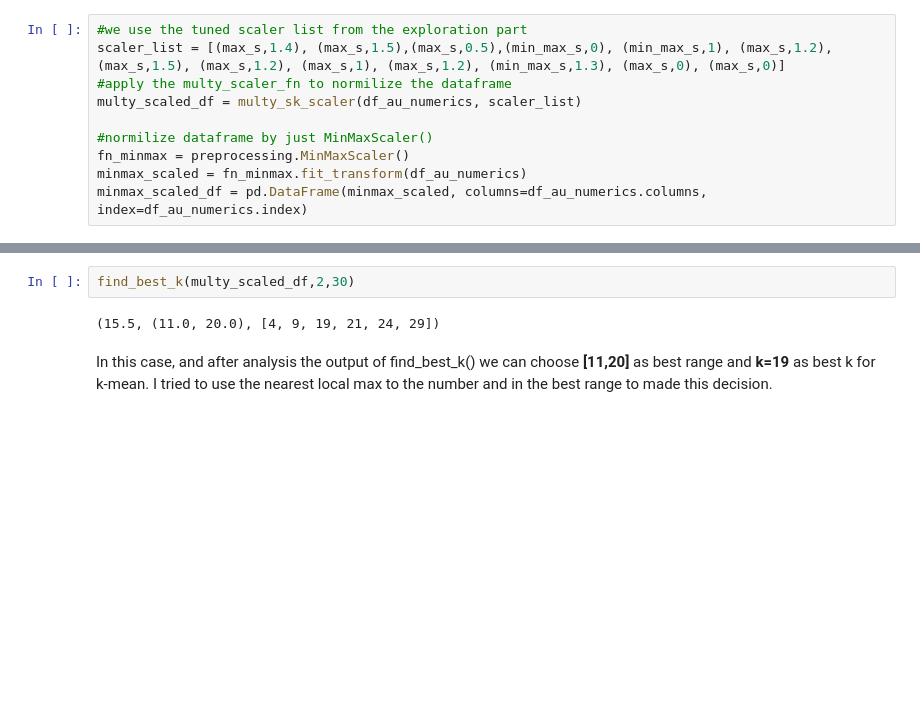
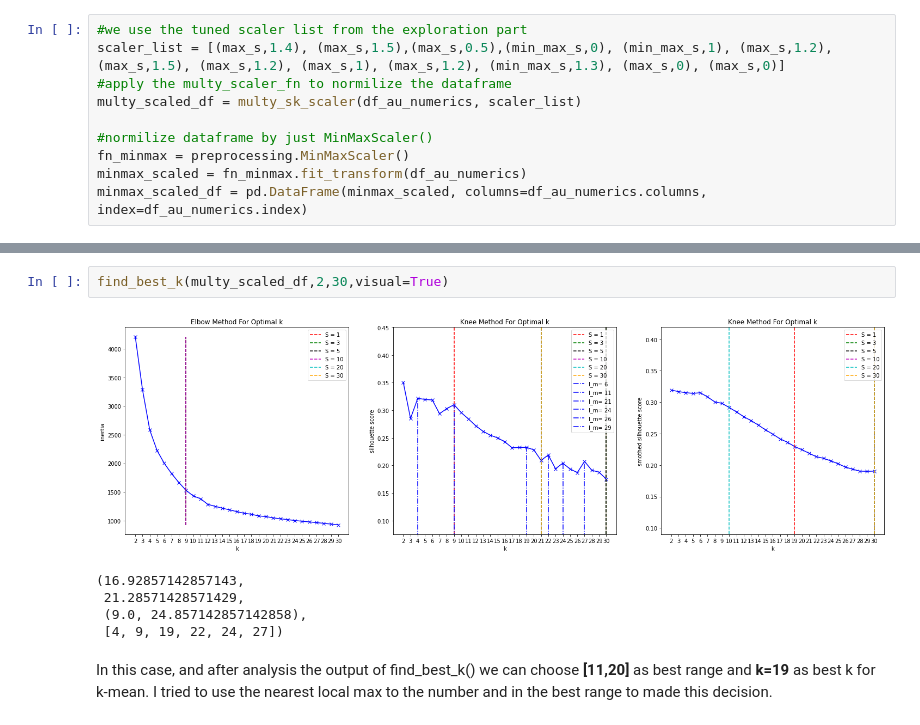
Before and after one commit to sherwan-m/Moosic_co_project, a Jupyter notebook: moosic_clustering.ipynb, the cells around one changed output, grey strips where cells are left out. Saved outputs shown, nothing was run; the diff lists cells and outputs as text; blank space fills up the shorter version.

```diff
--- a/moosic_clustering.ipynb
+++ b/moosic_clustering.ipynb
@@ -431,7 +498,11 @@ best_k(multy_scaled_df,2,30)
 # %%
-find_best_k(multy_scaled_df,2,30)
+find_best_k(multy_scaled_df,2,30,visual=True)
 # %% [output]
+[figure, added]
-(15.5, (11.0, 20.0), [4, 9, 19, 21, 24, 29])
+(16.92857142857143,
+ 21.28571428571429,
+ (9.0, 24.857142857142858),
+ [4, 9, 19, 22, 24, 27])
 # %% [markdown]
 In this case, and after analysis the output of find_best_k() we can choose **[11,20]** as best range and **k=19** as best k for k-mean. I tried to use the nearest local max to the number and in the best range to made this decision.
 # %% [markdown]
```
Also changed, not shown: parts of 7 cells of this notebook.
